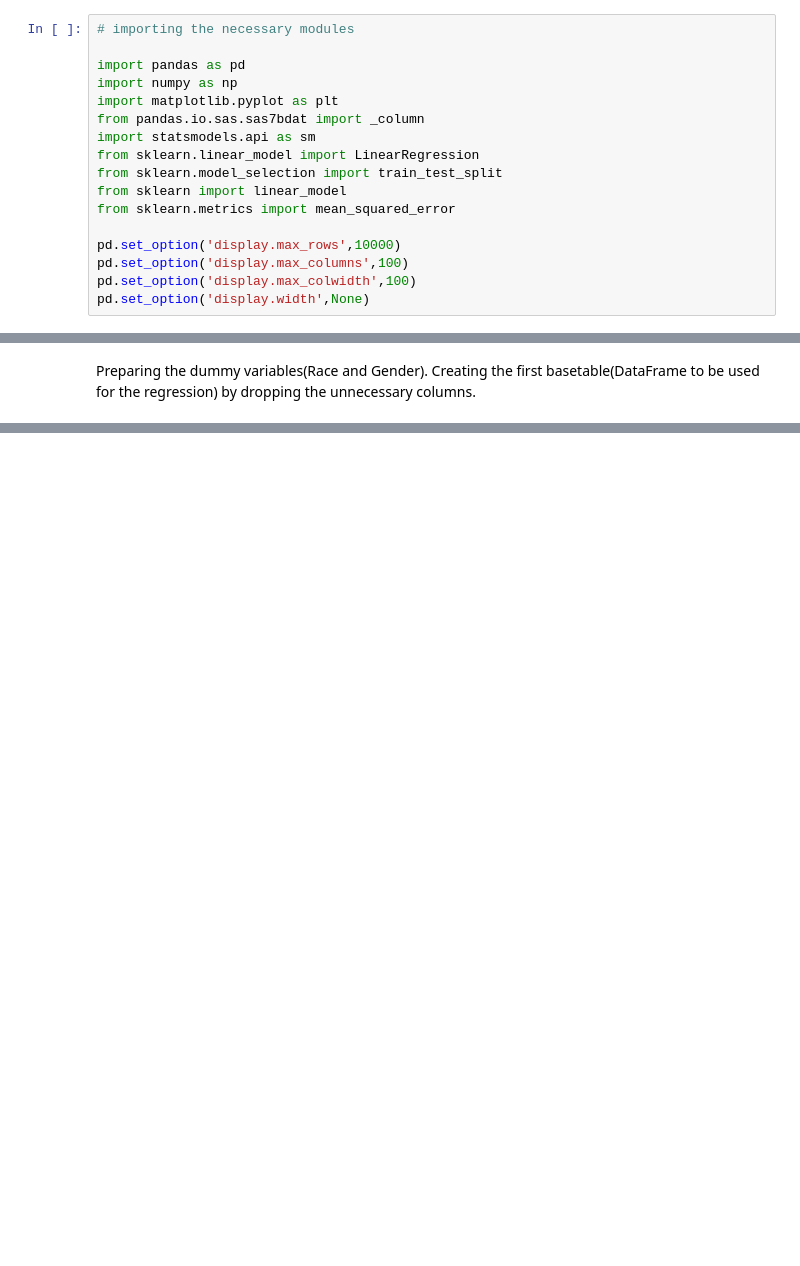
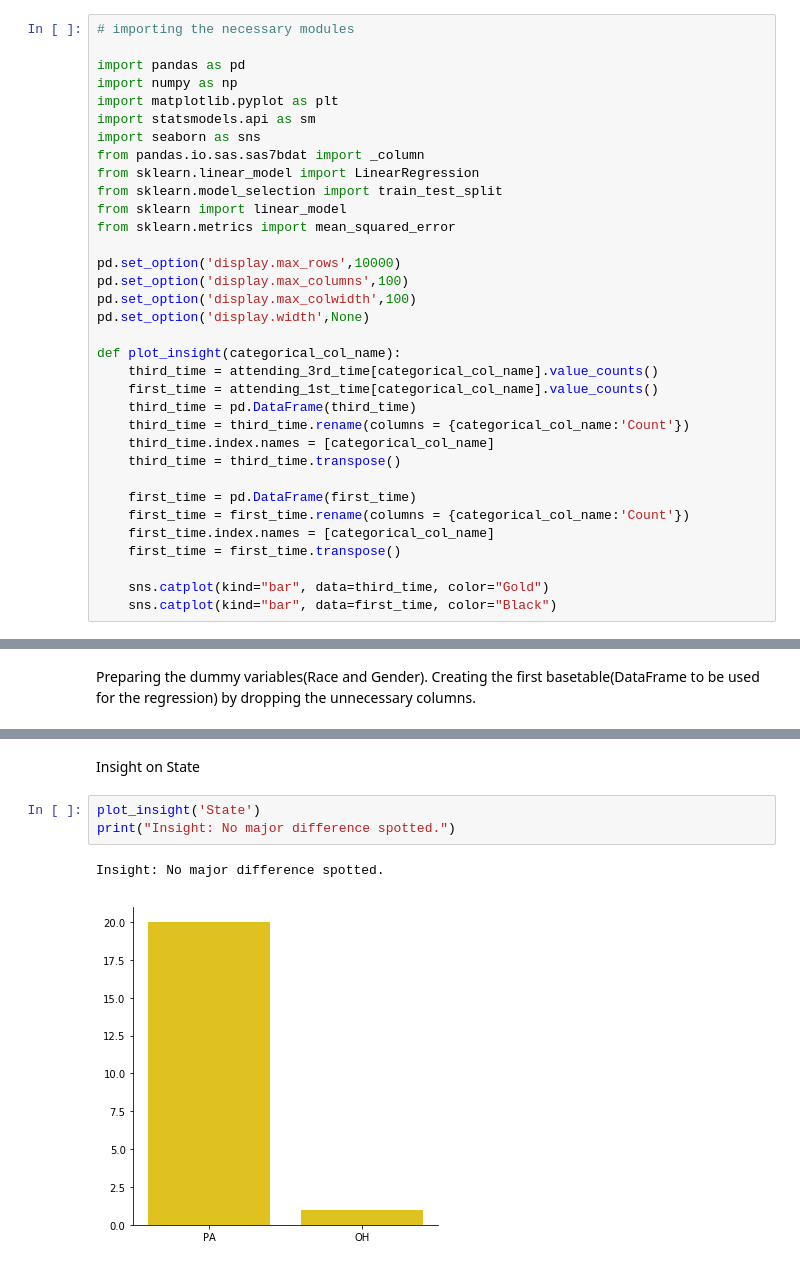
Before and after one commit to sagnikrana/BikePGH---SUDS, a Jupyter notebook: BikePGH-SUDS.ipynb, the cells around one changed output, grey strips where cells are left out. Drawn from its saved outputs; the diff is of its cells as text; blank space fills up the shorter version.

```diff
--- a/BikePGH-SUDS.ipynb
+++ b/BikePGH-SUDS.ipynb
@@ -4,8 +4,9 @@
 import pandas as pd
 import numpy as np
 import matplotlib.pyplot as plt
+import statsmodels.api as sm
+import seaborn as sns
 from pandas.io.sas.sas7bdat import _column
-import statsmodels.api as sm
 from sklearn.linear_model import LinearRegression
 from sklearn.model_selection import train_test_split
 from sklearn import linear_model
@@ -15,6 +16,22 @@ pd.set_option('display.max_rows',10000)
 pd.set_option('display.max_columns',100)
 pd.set_option('display.max_colwidth',100)
 pd.set_option('display.width',None)
+
+def plot_insight(categorical_col_name):
+    third_time = attending_3rd_time[categorical_col_name].value_counts()
+    first_time = attending_1st_time[categorical_col_name].value_counts()
+    third_time = pd.DataFrame(third_time)
+    third_time = third_time.rename(columns = {categorical_col_name:'Count'})
+    third_time.index.names = [categorical_col_name]
+    third_time = third_time.transpose()
+
+    first_time = pd.DataFrame(first_time)
+    first_time = first_time.rename(columns = {categorical_col_name:'Count'})
+    first_time.index.names = [categorical_col_name]
+    first_time = first_time.transpose()
+
+    sns.catplot(kind="bar", data=third_time, color="Gold")
+    sns.catplot(kind="bar", data=first_time, color="Black")
 # %% [markdown]
 Cleaning the data. Removing the first two columns because they are blank and contains index and timestamp, which are not required for the analysis
 # %%
@@ -237,0 +303,8 @@ Root Mean Squared Error: 45760.254435371724
+# %% [markdown]
+Insight on State
+# %%
+plot_insight('State')
+print("Insight: No major difference spotted.")
+# %% [output]
+Insight: No major difference spotted.
+[figure, added]
```
Also changed, not shown: parts of 32 cells of this notebook.
